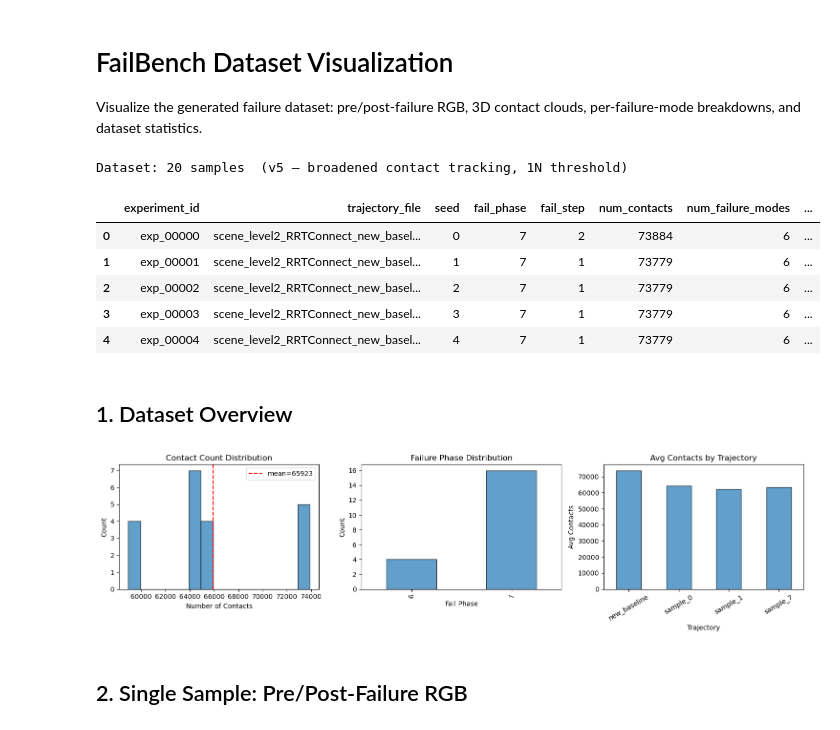
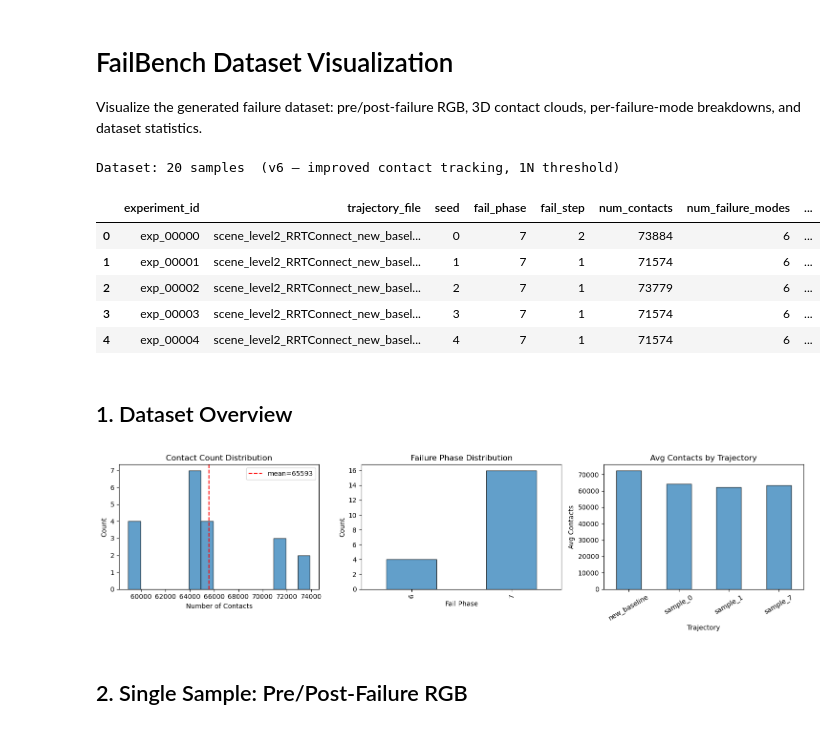
Before and after one commit to ducmngx/FailBench, a Jupyter notebook: visualize_dataset.ipynb, the cells around one changed output. Drawn from its saved outputs; the diff is of its cells as text; code cells hidden in the pictures.

```diff
--- a/visualize_dataset.ipynb
+++ b/visualize_dataset.ipynb
@@ -5,22 +5,22 @@ Visualize the generated failure dataset: pre/post-failure RGB, 3D contact clouds
 # %%
 import numpy as np
 import pandas as pd
 import matplotlib.pyplot as plt
 from pathlib import Path
 from mpl_toolkits.mplot3d import Axes3D
 
-DATASET_DIR = Path("datasets/v5")
+DATASET_DIR = Path("datasets/v6")
 manifest = pd.read_csv(DATASET_DIR / "manifest.csv")
-print(f"Dataset: {len(manifest)} samples  (v5 — broadened contact tracking, 1N threshold)")
+print(f"Dataset: {len(manifest)} samples  (v6 — improved contact tracking, 1N threshold)")
 manifest.head()
 # %% [output]
-Dataset: 20 samples  (v5 — broadened contact tracking, 1N threshold)
+Dataset: 20 samples  (v6 — improved contact tracking, 1N threshold)
 |  | experiment_id | trajectory_file | seed | fail_phase | fail_step | num_contacts | num_failure_modes | ... |
 | 0 | exp_00000 | scene_level2_RRTConnect_new_basel... | 0 | 7 | 2 | 73884 | 6 | ... |
-| 1 | exp_00001 | scene_level2_RRTConnect_new_basel... | 1 | 7 | 1 | 73779 | 6 | ... |
+| 1 | exp_00001 | scene_level2_RRTConnect_new_basel... | 1 | 7 | 1 | 71574 | 6 | ... |
 | 2 | exp_00002 | scene_level2_RRTConnect_new_basel... | 2 | 7 | 1 | 73779 | 6 | ... |
-| 3 | exp_00003 | scene_level2_RRTConnect_new_basel... | 3 | 7 | 1 | 73779 | 6 | ... |
-| 4 | exp_00004 | scene_level2_RRTConnect_new_basel... | 4 | 7 | 1 | 73779 | 6 | ... |
+| 3 | exp_00003 | scene_level2_RRTConnect_new_basel... | 3 | 7 | 1 | 71574 | 6 | ... |
+| 4 | exp_00004 | scene_level2_RRTConnect_new_basel... | 4 | 7 | 1 | 71574 | 6 | ... |
 # %% [markdown]
 ## 1. Dataset Overview
 # %%
@@ -51,7 +51,7 @@ axes[2].tick_params(axis="x", rotation=30)
 plt.tight_layout()
 plt.show()
 # %% [output]
-[figure, old version]
+[figure, new version]
 # %% [markdown]
 ## 2. Single Sample: Pre/Post-Failure RGB
 # %%
```
Also changed, not shown: parts of 6 cells of this notebook, 33 other files.
